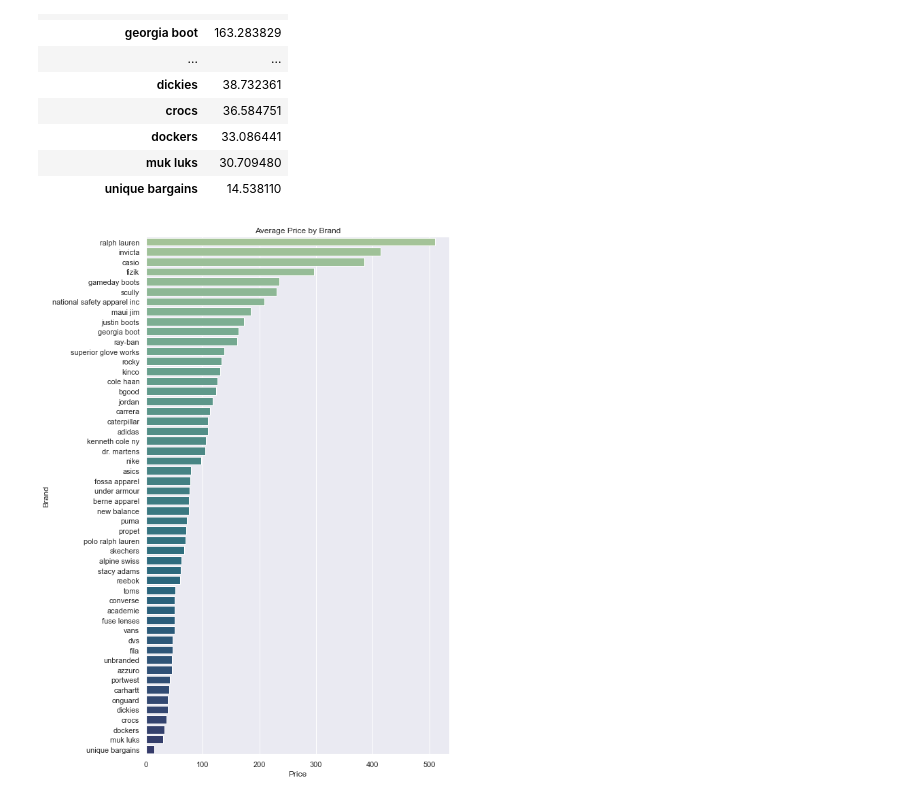
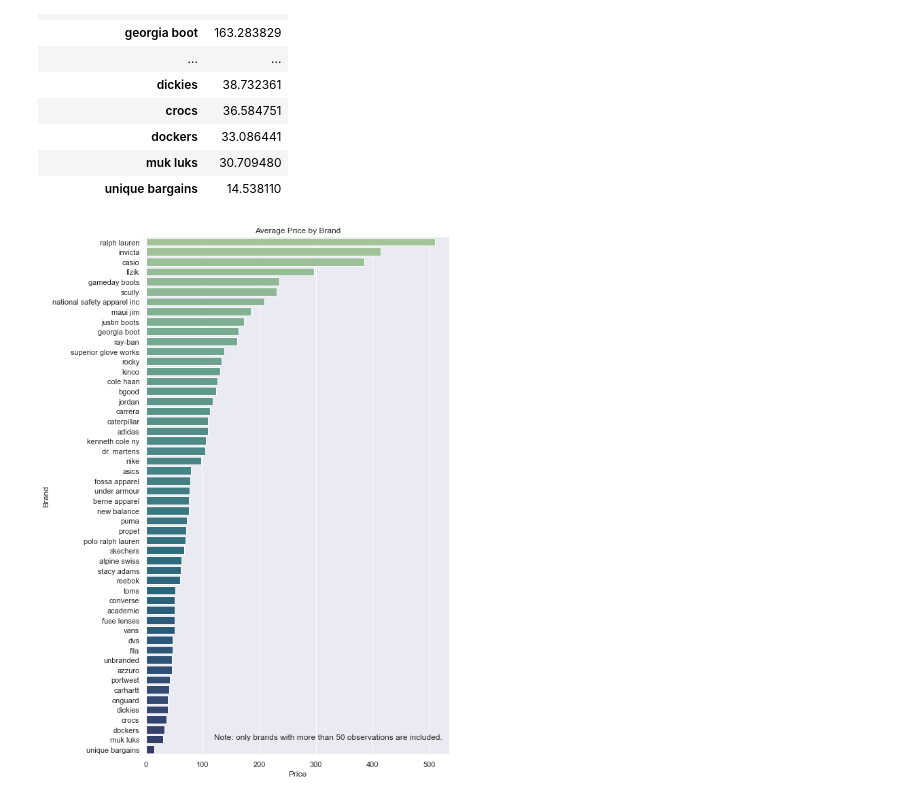
Before and after one commit to tjkyner/mens-shoe-prices, a Jupyter notebook: notebook.ipynb, the cells around one changed output. Drawn from its saved outputs; the diff is of its cells as text; code cells hidden in the pictures.

Commit message:
added annotation to average price by brand plot

```diff
--- a/notebook.ipynb
+++ b/notebook.ipynb
@@ -326,8 +326,10 @@ df_brands
 # %%
 fig = plt.figure(figsize=(8, 14))
 sns.barplot(data=df_brands, x='price', y=df_brands.index, palette='crest')
 plt.title('Average Price by Brand')
 plt.xlabel('Price')
-plt.ylabel('Brand');
+plt.ylabel('Brand')
+plt.annotate(text='Note: only brands with more than 50 observations are included.',
+             xy=(120, 50));
 # %% [output]
-[figure, old version]
+[figure, new version]
```
